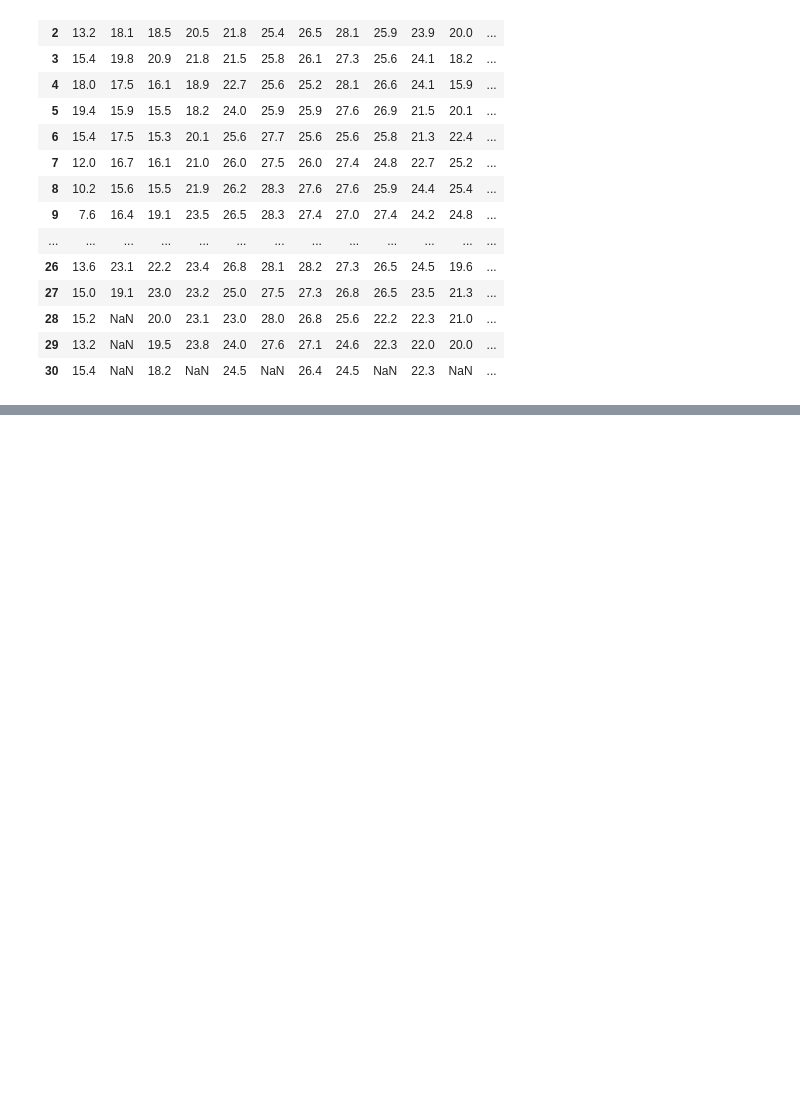
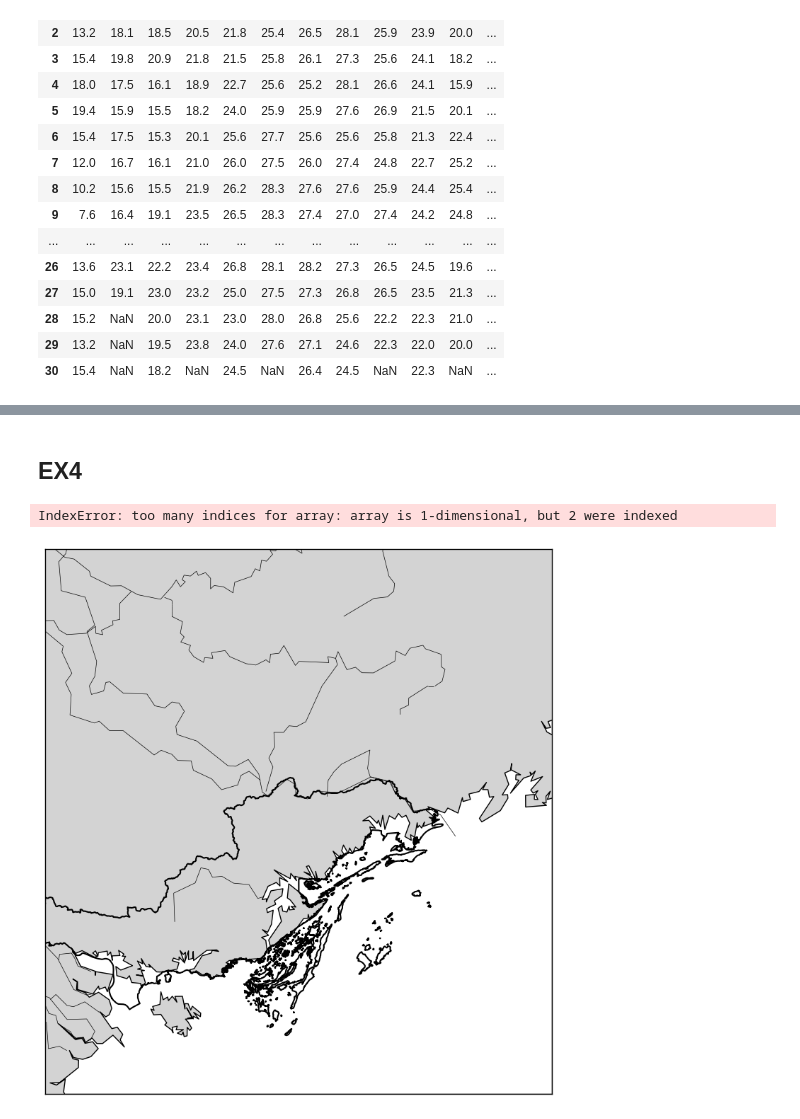
Before and after one commit to Minhsuperfragile/DS2024, a Jupyter notebook: final_vis/22bi13256_LeXuanLoc.ipynb, the cells around one changed output, grey strips where cells are left out. Saved outputs shown, nothing was run; the diff lists cells and outputs as text; code cells hidden in the pictures; blank space fills up the shorter version.

```diff
--- a/final_vis/22bi13256_LeXuanLoc.ipynb
+++ b/final_vis/22bi13256_LeXuanLoc.ipynb
@@ -134,0 +208,67 @@ plt.show()
+# %% [markdown]
+## EX4
+# %%
+from matplotlib.path import Path
+from numpy import *
+import matplotlib.pyplot as plt
+from mpl_toolkits.basemap import Basemap
+import shapefile
+import matplotlib.patches as patches
+import matplotlib.path as mplp
+# Reload the shapefile and reset variables
+shapefile_path='gadm41_VNM_shp-20241213T082204Z-001/gadm41_VNM_shp/gadm41_VNM_1.shp'
+sf = shapefile.Reader(shapefile_path)
+shapes = sf.shapes()
+records = sf.records()
+
+# Set up Basemap for Quang Ninh
+fig, ax = plt.subplots(figsize=(12, 10))
+m = Basemap(
+    projection='merc',
+    llcrnrlat=20.5, urcrnrlat=22.5,  # Latitude range for Quang Ninh
+    llcrnrlon=106.5, urcrnrlon=108.5,  # Longitude range for Quang Ninh
+    resolution='i'
+)
+
+# Draw basemap features
+m.drawcoastlines()
+m.drawcountries()
+m.drawrivers()
+m.drawmapboundary(fill_color='white')
+m.fillcontinents(color='lightgrey', lake_color='aqua')
+
+# Plot Quang Ninh from the shapefile and collect the boundary
+quang_ninh_polygon = []
+for shape, record in zip(shapes, records):
+    if "Quang Ninh" in record:  # Check for Quang Ninh in attributes
+        points = np.array(shape.points)
+        parts = list(shape.parts) + [len(points)]
+        for i in range(len(parts) - 1):
+            polygon_points = points[parts[i]:parts[i+1]]
+            quang_ninh_polygon.append(mplp.Path(polygon_points))
+            x, y = m(polygon_points[:, 0], polygon_points[:, 1])
+            ax.plot(x, y, marker=None, color='black', linewidth=1.5)
+
+# Filter stations inside Quang Ninh
+stations_inside = []
+for lon, lat in zip(x_location, y_location):
+    for polygon in quang_ninh_polygon:
+        if polygon.contains_point((lon, lat)):
+            stations_inside.append((lon, lat))
+            break
+
+# Plot the stations inside Quang Ninh
+stations_inside = np.array(stations_inside)
+x, y = m(stations_inside[:, 0], stations_inside[:, 1])
+ax.scatter(x, y, c='red', s=10, label="Stations in Quang Ninh")
+
+# Display the count of stations inside Quang Ninh
+stations_count = len(stations_inside)
+print(f"Number of stations inside Quang Ninh: {stations_count}")
+
+plt.title("Stations Inside Quang Ninh")
+plt.legend()
+plt.show()
+# %% [output]
+IndexError: too many indices for array: array is 1-dimensional, but 2 were indexed
+[figure, added]
```
Also changed, not shown: parts of 12 cells of this notebook.
